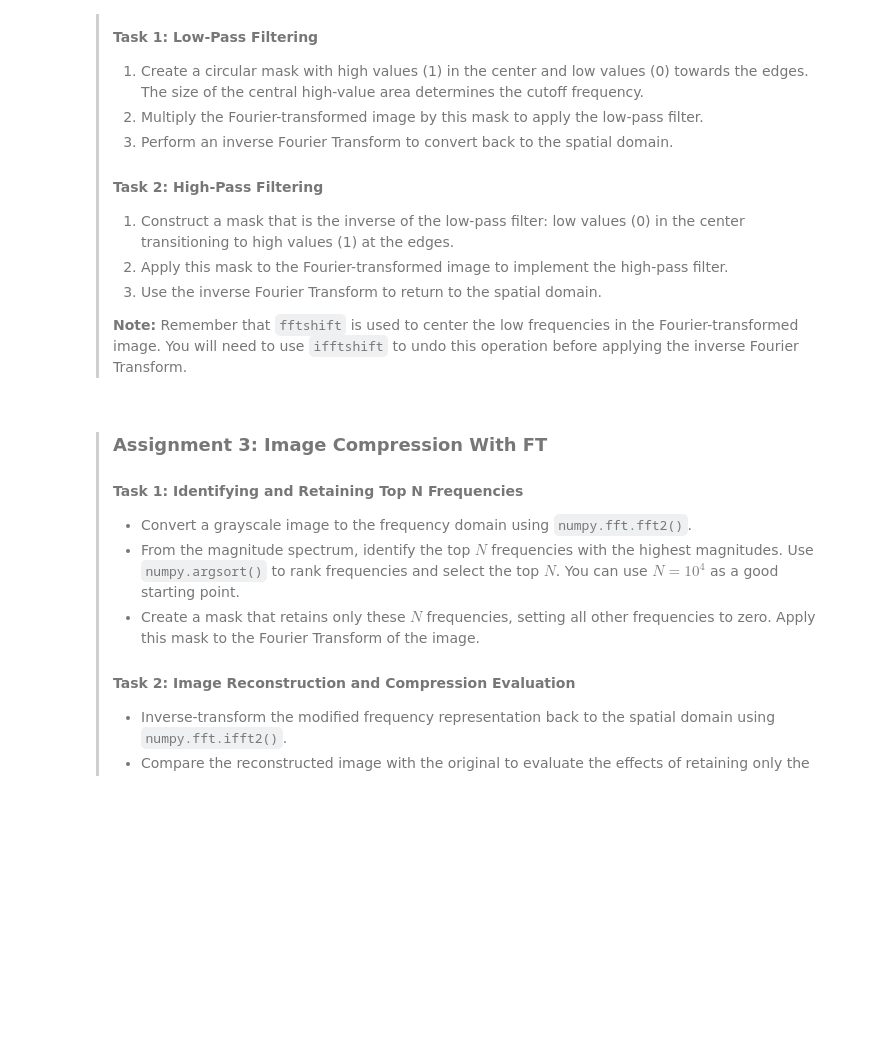
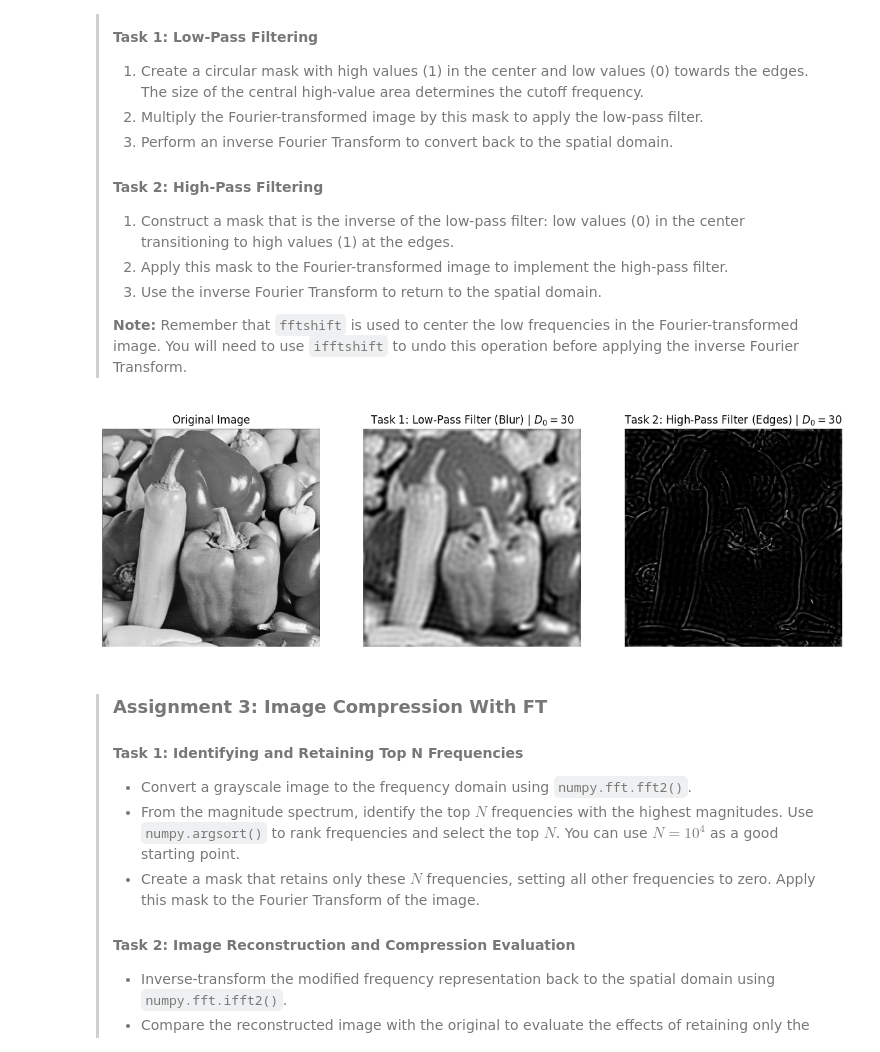
Before and after one commit to VlaKarlo/OSiRV_LV, a Jupyter notebook: lab3.ipynb, the cells around one changed output. Cells and saved outputs as stored; diff of their text form; code cells hidden in the pictures; blank space fills up the shorter version.

```diff
--- a/lab3.ipynb
+++ b/lab3.ipynb
@@ -276,6 +274,96 @@ In signal processing, a low-pass filter retains low-frequency components while a
 >   3. Use the inverse Fourier Transform to return to the spatial domain.
 >
 > **Note:** Remember that `fftshift` is used to center the low frequencies in the Fourier-transformed image. You will need to use `ifftshift` to undo this operation before applying the inverse Fourier Transform.
+# %%
+
+# --- 1. Setup and Preprocessing ---
+# Load the uploaded image as grayscale
+img = cv.imread('images/peppers.png', cv.IMREAD_GRAYSCALE)
+
+# Convert to float32 for DFT operations
+img_float = np.float32(img)
+
+# Compute the 2D DFT
+dft = cv.dft(img_float, flags=cv.DFT_COMPLEX_OUTPUT)
+
+# Shift the zero-frequency component to the center (Low-Frequencies are now central)
+dft_shift = np.fft.fftshift(dft)
+
+rows, cols = img.shape
+crow, ccol = rows // 2, cols // 2
+D0 = 30 # Cutoff frequency: Radius of the filter (adjust this value to change filtering strength)
+
+# --- 2. Create Masks (Circular/Ideal Filter) ---
+
+# Create coordinate arrays for the filter mask
+# u and v are the frequency coordinates, centered at (crow, ccol)
+u = np.arange(rows)
+v = np.arange(cols)
+u, v = np.meshgrid(u, v, indexing='ij')
+
+# Calculate the Euclidean distance D from the center (crow, ccol)
+D = np.sqrt((u - crow)**2 + (v - ccol)**2)
+
+# --- Task 1: Low-Pass Filtering (Blurring) ---
+
+# Create the Ideal Low-Pass Filter (ILPF) Mask:
+# 1 where D < D0 (low frequencies), 0 elsewhere (high frequencies)
+mask_lowpass = np.zeros((rows, cols))
+mask_lowpass[D < D0] = 1
+
+# Note: The DFT result (dft_shift) has 2 channels (real/imaginary), so the mask must also have 2 channels
+mask_lowpass_3ch = cv.merge([mask_lowpass, mask_lowpass])
+
+# Apply the filter
+fshift_lowpass_filtered = dft_shift * mask_lowpass_3ch
+
+# Inverse Transform
+f_ishift_lowpass = np.fft.ifftshift(fshift_lowpass_filtered)
+img_lowpass_back = cv.idft(f_ishift_lowpass, flags=cv.DFT_SCALE | cv.DFT_REAL_OUTPUT)
+img_lowpass_result = img_lowpass_back.clip(0, 255).astype('uint8')
+
+# --- Task 2: High-Pass Filtering (Edge Detection/Sharpening) ---
+
+# Create the Ideal High-Pass Filter (IHPF) Mask:
+# This is the inverse of the low-pass mask.
+# 0 where D < D0 (center/low frequencies), 1 elsewhere (high frequencies)
+mask_highpass = 1 - mask_lowpass
+
+# Create the 3-channel mask
+mask_highpass_3ch = cv.merge([mask_highpass, mask_highpass])
+
+# Apply the filter
+fshift_highpass_filtered = dft_shift * mask_highpass_3ch
+
+# Inverse Transform
+f_ishift_highpass = np.fft.ifftshift(fshift_highpass_filtered)
+img_highpass_back = cv.idft(f_ishift_highpass, flags=cv.DFT_SCALE | cv.DFT_REAL_OUTPUT)
+img_highpass_result = img_highpass_back.clip(0, 255).astype('uint8')
+
+# --- 3. Visualization ---
+
+plt.figure(figsize=(15, 5))
+
+plt.subplot(1, 3, 1)
+plt.imshow(img, cmap='gray')
+plt.title('Original Image')
+plt.axis('off')
+
+plt.subplot(1, 3, 2)
+plt.imshow(img_lowpass_result, cmap='gray')
+plt.title(f'Task 1: Low-Pass Filter (Blur) | $D_0={D0}$')
+plt.axis('off')
+
+plt.subplot(1, 3, 3)
+plt.imshow(img_highpass_result, cmap='gray')
+plt.title(f'Task 2: High-Pass Filter (Edges) | $D_0={D0}$')
+plt.axis('off')
+
+plt.show()
+
+#
+# %% [output]
+[figure, added]
 # %% [markdown]
 > ### Assignment 3: Image Compression With FT
 >
```
Also changed, not shown: parts of 4 cells of this notebook.
